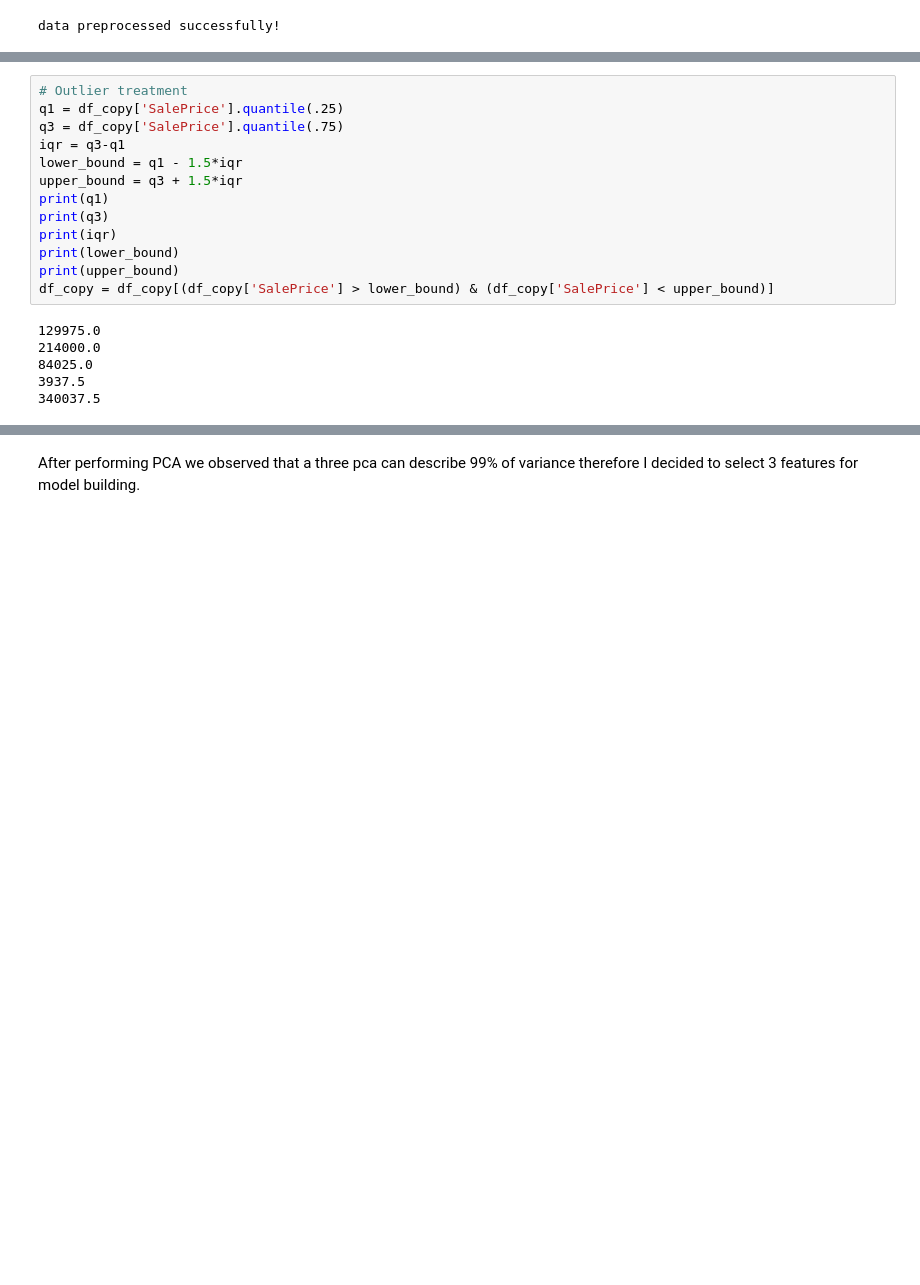
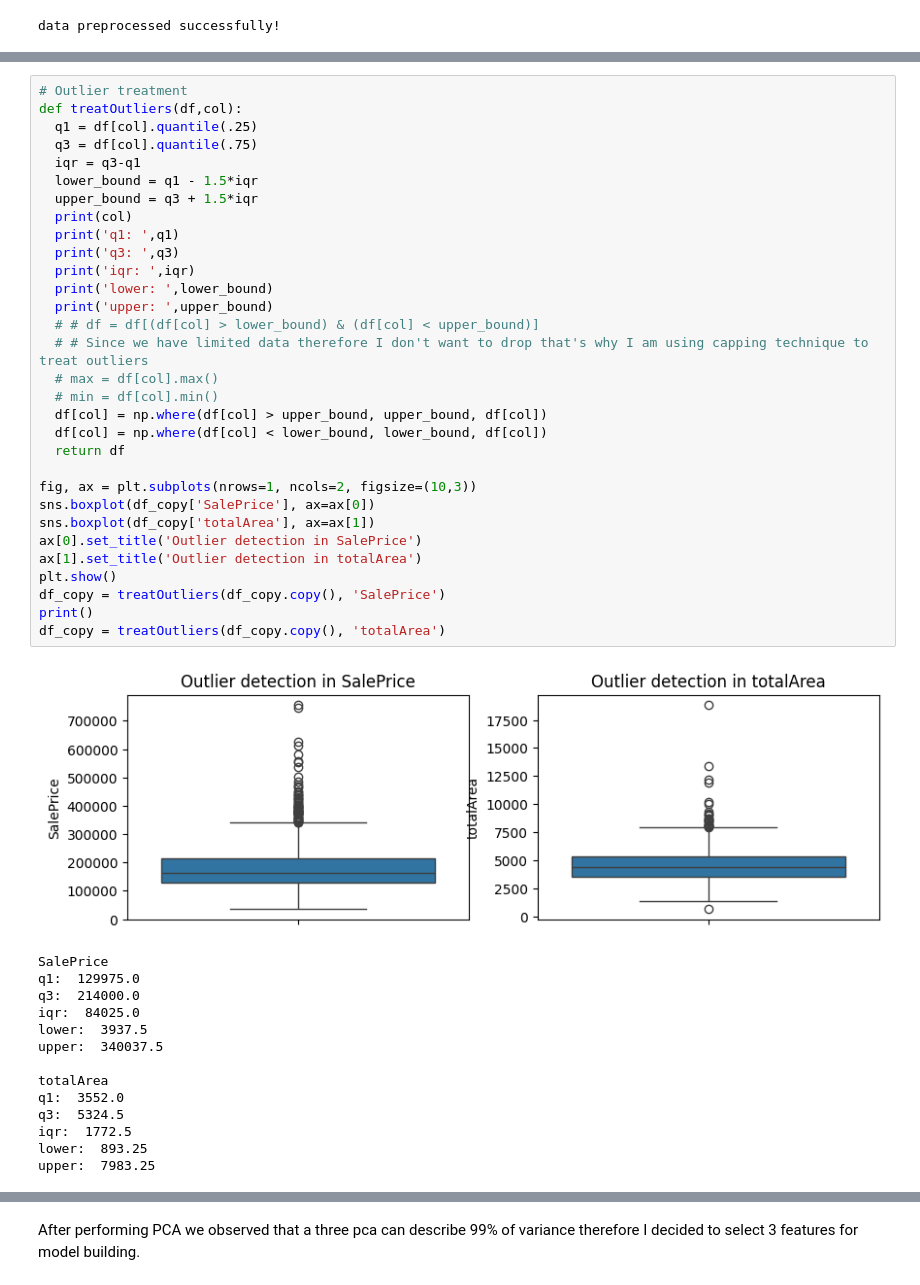
Before and after one commit to mdismailquraishicse/HousePriceAdvanceRegressionTechniquesKaggle, a Jupyter notebook: Main.ipynb, the cells around one changed output, grey strips where cells are left out. Cells and saved outputs as stored; diff of their text form; blank space fills up the shorter version.

Commit message:
outlier treated

```diff
--- a/Main.ipynb
+++ b/Main.ipynb
@@ -311,22 +323,49 @@ data preprocessed successfully!
 # %%
 # Outlier treatment
-q1 = df_copy['SalePrice'].quantile(.25)
-q3 = df_copy['SalePrice'].quantile(.75)
-iqr = q3-q1
-lower_bound = q1 - 1.5*iqr
-upper_bound = q3 + 1.5*iqr
-print(q1)
-print(q3)
-print(iqr)
-print(lower_bound)
-print(upper_bound)
-df_copy = df_copy[(df_copy['SalePrice'] > lower_bound) & (df_copy['SalePrice'] < upper_bound)]
+def treatOutliers(df,col):
+  q1 = df[col].quantile(.25)
+  q3 = df[col].quantile(.75)
+  iqr = q3-q1
+  lower_bound = q1 - 1.5*iqr
+  upper_bound = q3 + 1.5*iqr
+  print(col)
+  print('q1: ',q1)
+  print('q3: ',q3)
+  print('iqr: ',iqr)
+  print('lower: ',lower_bound)
+  print('upper: ',upper_bound)
+  # # df = df[(df[col] > lower_bound) & (df[col] < upper_bound)]
+  # # Since we have limited data therefore I don't want to drop that's why I am using capping technique to treat outliers
+  # max = df[col].max()
+  # min = df[col].min()
+  df[col] = np.where(df[col] > upper_bound, upper_bound, df[col])
+  df[col] = np.where(df[col] < lower_bound, lower_bound, df[col])
+  return df
+
+fig, ax = plt.subplots(nrows=1, ncols=2, figsize=(10,3))
+sns.boxplot(df_copy['SalePrice'], ax=ax[0])
+sns.boxplot(df_copy['totalArea'], ax=ax[1])
+ax[0].set_title('Outlier detection in SalePrice')
+ax[1].set_title('Outlier detection in totalArea')
+plt.show()
+df_copy = treatOutliers(df_copy.copy(), 'SalePrice')
+print()
+df_copy = treatOutliers(df_copy.copy(), 'totalArea')
 # %% [output]
+[figure, added]
-129975.0
-214000.0
-84025.0
-3937.5
-340037.5
+SalePrice
+q1:  129975.0
+q3:  214000.0
+iqr:  84025.0
+lower:  3937.5
+upper:  340037.5
+
+totalArea
+q1:  3552.0
+q3:  5324.5
+iqr:  1772.5
+lower:  893.25
+upper:  7983.25
 # %%
 # Data Scaling
 from sklearn.preprocessing import StandardScaler
```
Also changed, not shown: parts of 6 cells of this notebook.
